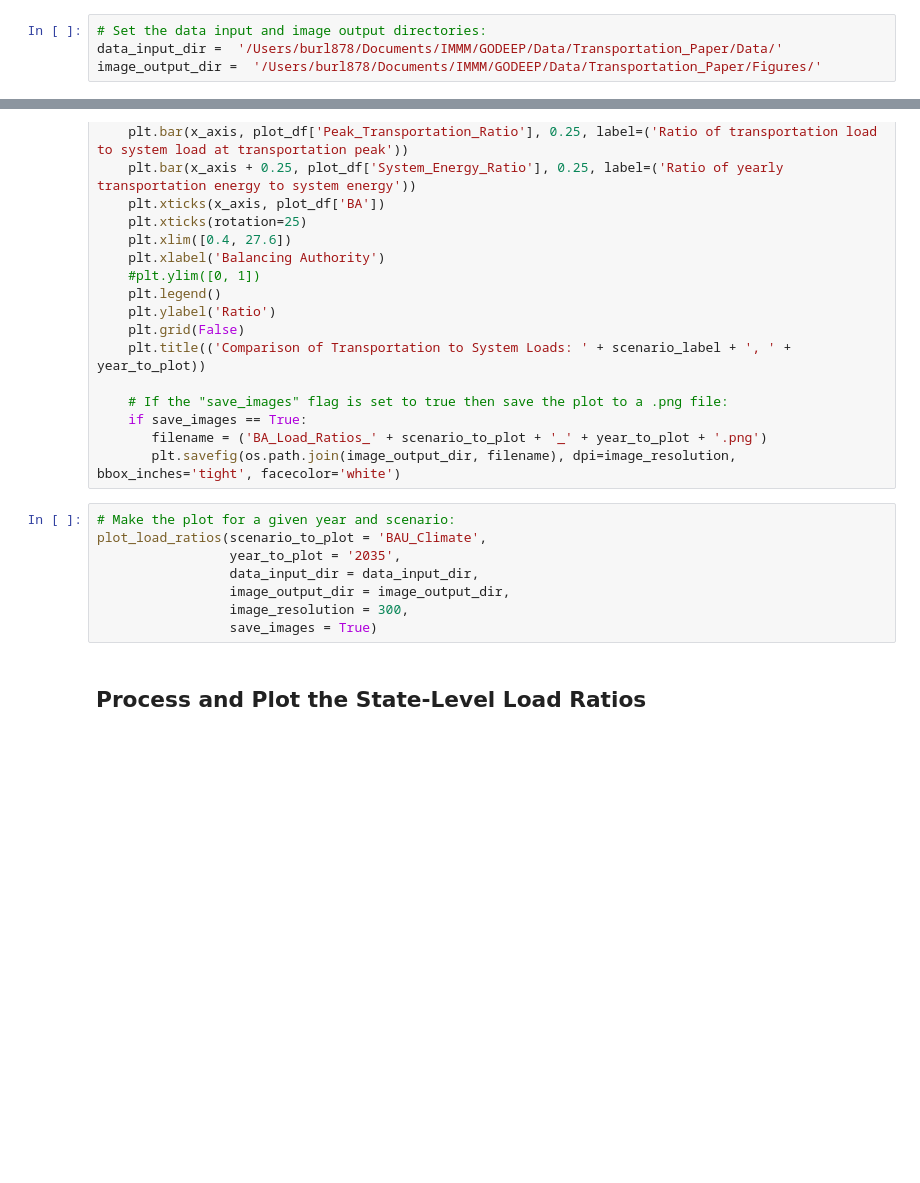
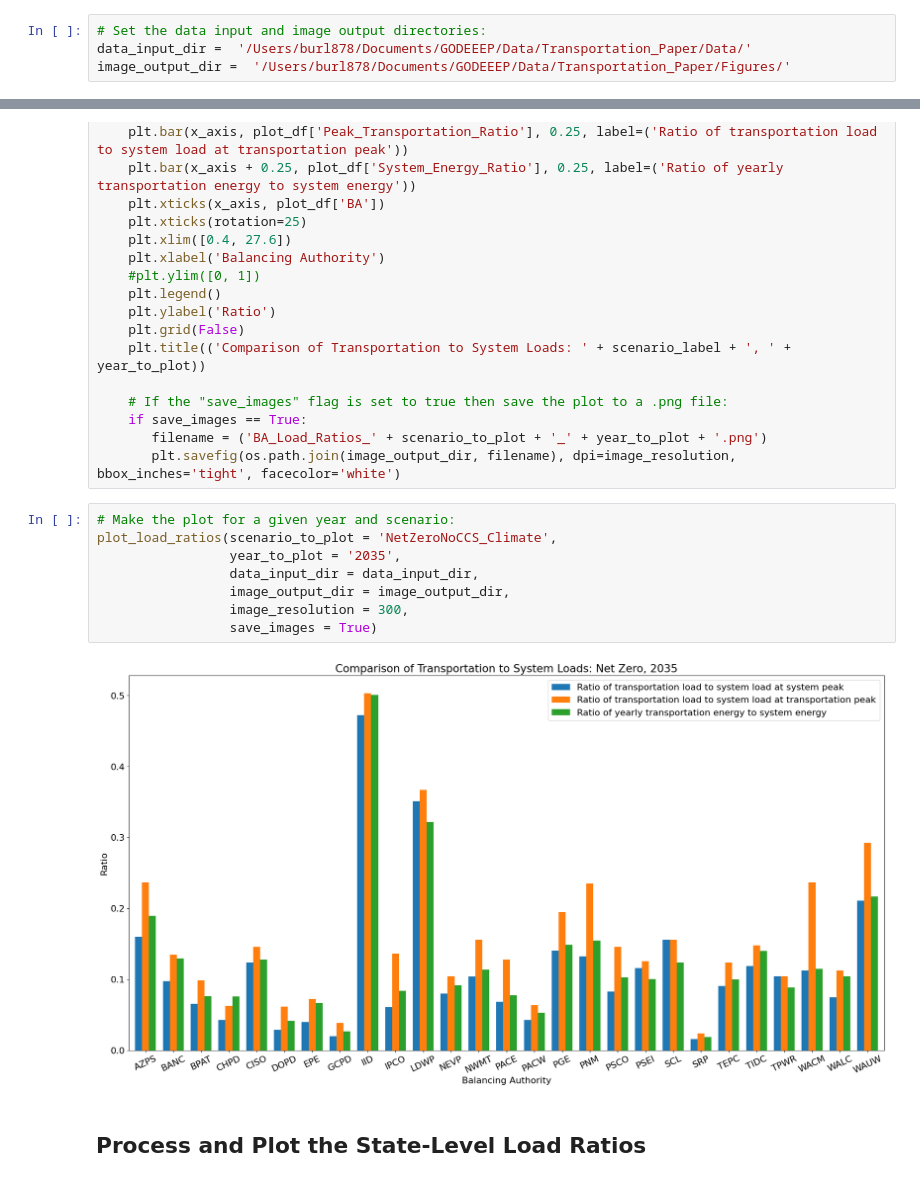
Before and after one commit to GODEEEP/load_analysis, a Jupyter notebook: notebooks/transportation_paper_figures.ipynb, the cells around one changed output, grey strips where cells are left out. Saved outputs shown, nothing was run; the diff lists cells and outputs as text; blank space fills up the shorter version.

Commit message:
Updated transportation data

```diff
--- a/notebooks/transportation_paper_figures.ipynb
+++ b/notebooks/transportation_paper_figures.ipynb
@@ -14,8 +14,8 @@ from mpl_toolkits.axes_grid1 import make_axes_locatable
 ## Set the Directory Structure
 # %%
 # Set the data input and image output directories:
-data_input_dir =  '/Users/burl878/Documents/IMMM/GODEEP/Data/Transportation_Paper/Data/'
-image_output_dir =  '/Users/burl878/Documents/IMMM/GODEEP/Data/Transportation_Paper/Figures/'
+data_input_dir =  '/Users/burl878/Documents/GODEEEP/Data/Transportation_Paper/Data/'
+image_output_dir =  '/Users/burl878/Documents/GODEEEP/Data/Transportation_Paper/Figures/'
 # %% [markdown]
 ## Process the BA-Level Transportation Ratio Statistics
 # %%
@@ -102,12 +120,14 @@ def plot_load_ratios(scenario_to_plot: str, year_to_plot: str, data_input_dir: s
        plt.savefig(os.path.join(image_output_dir, filename), dpi=image_resolution, bbox_inches='tight', facecolor='white')
 # %%
 # Make the plot for a given year and scenario:
-plot_load_ratios(scenario_to_plot = 'BAU_Climate',
+plot_load_ratios(scenario_to_plot = 'NetZeroNoCCS_Climate',
                  year_to_plot = '2035',
                  data_input_dir = data_input_dir,
                  image_output_dir = image_output_dir,
                  image_resolution = 300,
                  save_images = True)
+# %% [output]
+[figure, added]
 # %% [markdown]
 ## Process and Plot the State-Level Load Ratios
 # %%
```
Also changed, not shown: parts of 1 cell of this notebook, 1 other file.
